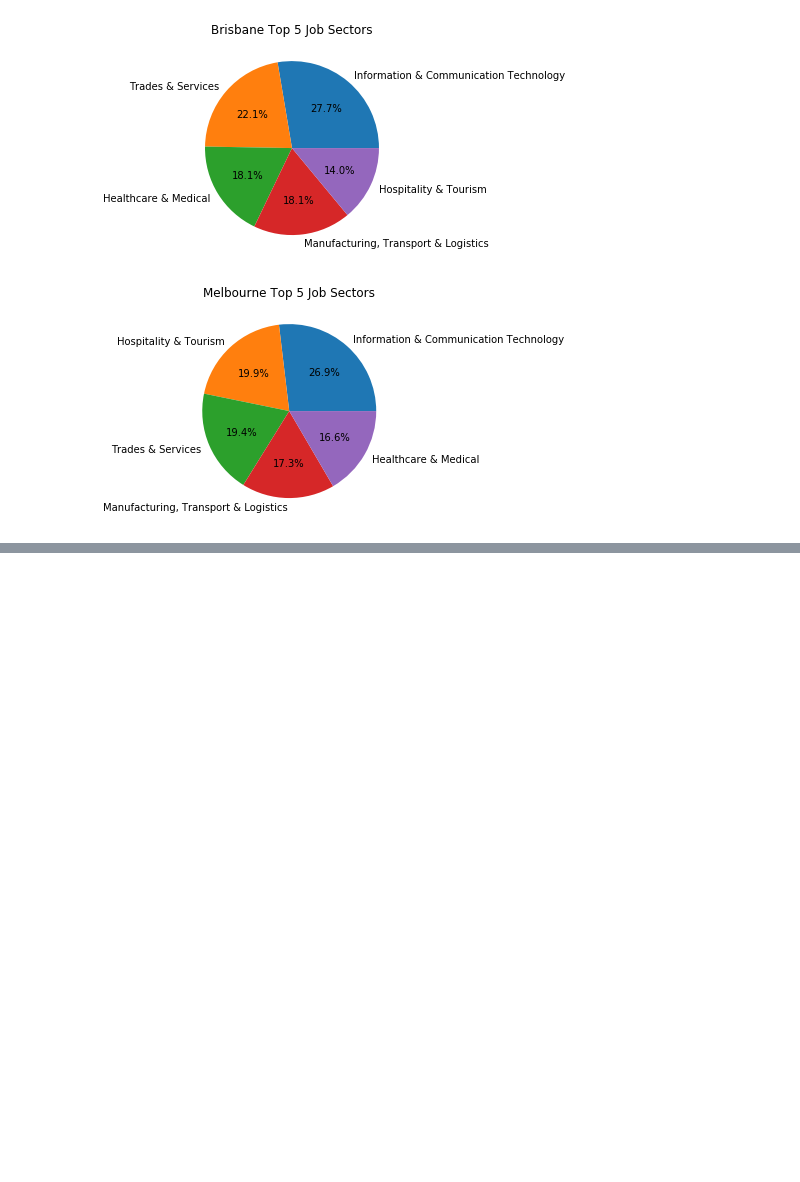
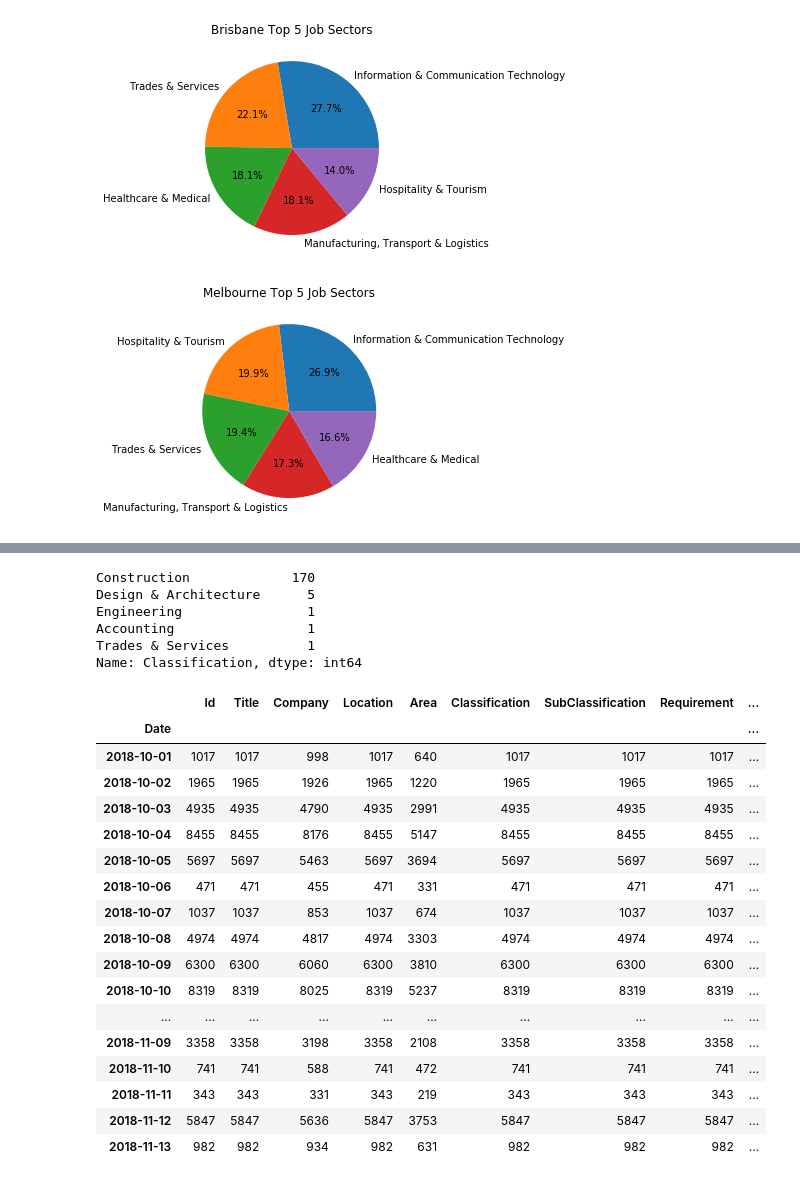
Before and after one commit to Wildbean/ICT7030, a Jupyter notebook: Assessment 3.ipynb, the cells around one changed output, grey strips where cells are left out. Drawn from its saved outputs; the diff is of its cells as text; code cells hidden in the pictures; blank space fills up the shorter version.

```diff
--- a/Assessment 3.ipynb
+++ b/Assessment 3.ipynb
@@ -536,0 +633,31 @@ KeyError: ('LowestSalary', 'HighestSalary')
+# %%
+mel[mel['Company']== 'Hays Construction']['Classification'].value_counts()
+# %% [output]
+Construction             170
+Design & Architecture      5
+Engineering                1
+Accounting                 1
+Trades & Services          1
+Name: Classification, dtype: int64
+# %%
+jobByDate = df.groupby(['Date']).count()
+jobByDate
+# %% [output]
+|  | Id | Title | Company | Location | Area | Classification | SubClassification | Requirement | ... |
+| Date |  |  |  |  |  |  |  |  | ... |
+| 2018-10-01 | 1017 | 1017 | 998 | 1017 | 640 | 1017 | 1017 | 1017 | ... |
+| 2018-10-02 | 1965 | 1965 | 1926 | 1965 | 1220 | 1965 | 1965 | 1965 | ... |
+| 2018-10-03 | 4935 | 4935 | 4790 | 4935 | 2991 | 4935 | 4935 | 4935 | ... |
+| 2018-10-04 | 8455 | 8455 | 8176 | 8455 | 5147 | 8455 | 8455 | 8455 | ... |
+| 2018-10-05 | 5697 | 5697 | 5463 | 5697 | 3694 | 5697 | 5697 | 5697 | ... |
+| 2018-10-06 | 471 | 471 | 455 | 471 | 331 | 471 | 471 | 471 | ... |
+| 2018-10-07 | 1037 | 1037 | 853 | 1037 | 674 | 1037 | 1037 | 1037 | ... |
+| 2018-10-08 | 4974 | 4974 | 4817 | 4974 | 3303 | 4974 | 4974 | 4974 | ... |
+| 2018-10-09 | 6300 | 6300 | 6060 | 6300 | 3810 | 6300 | 6300 | 6300 | ... |
+| 2018-10-10 | 8319 | 8319 | 8025 | 8319 | 5237 | 8319 | 8319 | 8319 | ... |
+| ... | ... | ... | ... | ... | ... | ... | ... | ... | ... |
+| 2018-11-09 | 3358 | 3358 | 3198 | 3358 | 2108 | 3358 | 3358 | 3358 | ... |
+| 2018-11-10 | 741 | 741 | 588 | 741 | 472 | 741 | 741 | 741 | ... |
+| 2018-11-11 | 343 | 343 | 331 | 343 | 219 | 343 | 343 | 343 | ... |
+| 2018-11-12 | 5847 | 5847 | 5636 | 5847 | 3753 | 5847 | 5847 | 5847 | ... |
+| 2018-11-13 | 982 | 982 | 934 | 982 | 631 | 982 | 982 | 982 | ... |
```
Also changed, not shown: parts of 14 cells of this notebook.
